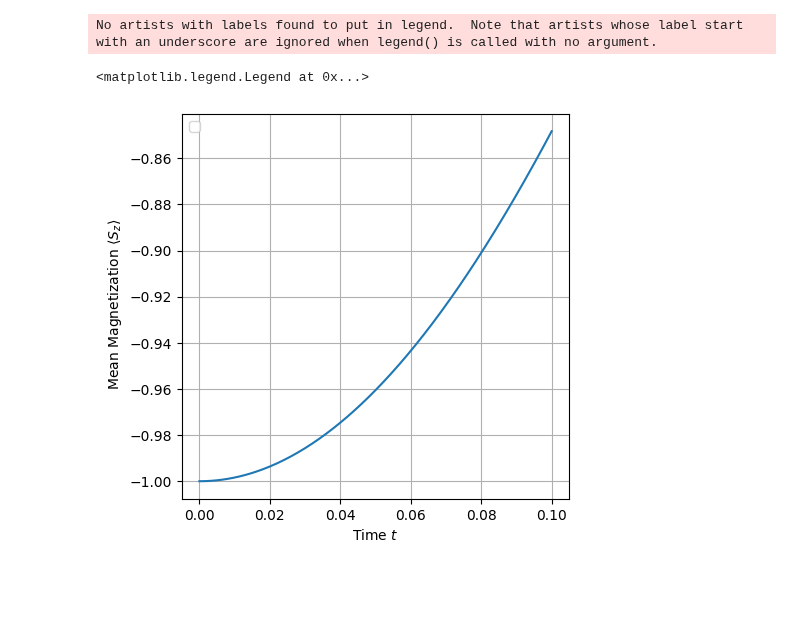
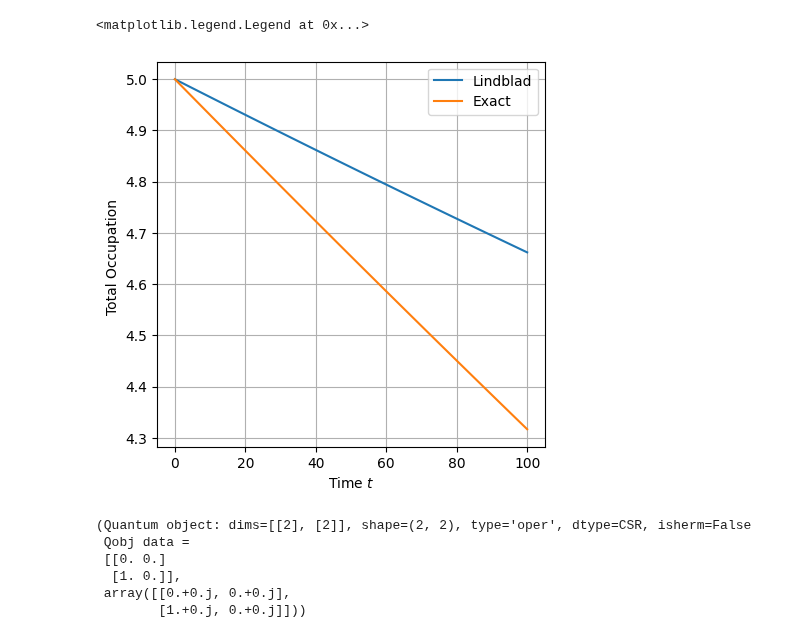
Before and after one commit to Drachier/PyTreeNet, a Jupyter notebook: 1d.ipynb, the cells around one changed output. Drawn from its saved outputs; the diff is of its cells as text; code cells hidden in the pictures; blank space fills up the shorter version.

```diff
--- a/1d.ipynb
+++ b/1d.ipynb
@@ -227,14 +228,15 @@ X , Y , Z = ptn.pauli_matrices()
 
 Lx =  1
 Ly  = 5
-J_x = 2
-J_y = 0
-J_z = 1
-h_z = 1
-gamma = 0.01
+J_x = 0.1
+J_y = 0.3
+J_z = 0.5
+h_z = 0
+gamma = 0.7
 L = (X - 1j * Y) / 2
 
-time_step_size = 2 *1e-5 / 0.1
+ket , bra = ptn.devectorize_pho_1d(ttn , connections, 5)
+
 
 # TTNO : Hamiltonian acting on in_legs
 H1 = Anisotropic_Heisenberg_ham(J_x, J_y, J_z, h_z, Lx, Ly)
@@ -247,10 +249,8 @@ H1 = H1.pad_with_identities(ttn , symbolic= True)
 L_fancy = ptn.TTNO.from_hamiltonian(H1, ttn)
 
 M = Magnetization_op_total(Lx, Ly)
-M = M.pad_with_identities(ttn, symbolic= True)
-M = ptn.TTNO.from_hamiltonian(M, ttn)
+M = M.pad_with_identities(ket, symbolic= True)
+M = ptn.TTNO.from_hamiltonian(M, ket)
 
 # ttn = ptn.normalize_ttn_Lindblad_4(ttn , 'Node(2,3)')
 I = ptn.TTNO.Identity(ttn)
-print(ttn.operator_expectation_value(I))
-print(ttn.operator_expectation_value(M) / ttn.operator_expectation_value(I))
@@ -260,11 +258,15 @@ KeyError: 'I11'
 #vectorized_pho = ptn.normalize_ttn_Lindblad_XX(ttn, "Site(0,0)","Node(0,0)")
 tdvp_Lindblad = ptn.SecondOrderOneSiteTDVP(initial_state = ttn,
                                             hamiltonian = L_fancy,
-                                            time_step_size = time_step_size,
+                                            time_step_size = 0.001,
                                             final_time = 0.1,
                                             operators = M,
-                                            connections = None)
+                                            connections = [
+                                                        ((0, 0), (0, 1), 1, 0),
+                                                        ((0, 1), (0, 2), 1, 0),
+                                                        ((0, 2), (0, 3), 1, 0),
+                                                        ((0, 3), (0, 4), 1, 0)])
 # %%
-tdvp_Lindblad.run_Lindblad(evaluation_time=2)
+tdvp_Lindblad.run_Lindblad(evaluation_time=1)
 times = tdvp_Lindblad.times()
 # %% [output]
@@ -296,24 +377,25 @@ times = tdvp_Lindblad.times()
 # %%
 import matplotlib.pyplot as plt
 
 fig1, axs1 = plt.subplots(1, 1, sharex=True, figsize=(5, 5))
 
+axs1.plot( tdvp_Lindblad.operator_results()[0] , label="Lindblad")
 
-
-# Plot imaginary parts
-axs1.plot(times ,tdvp_Lindblad.operator_results()[0])
-
-
-
-
-# axs1.plot(results_N_ttn, label="N_ttn")
-# axs1.plot(results_N_t3n, label="N_t3n")
+axs1.plot( magnetization_z , label="Exact")
 
 axs1.set_xlabel("Time $t$")
-axs1.set_ylabel(" Mean Magnetization $\\langle S_z \\rangle$")
+axs1.set_ylabel("Total Occupation ")
 axs1.grid(True)
 axs1.legend()
 # %% [output]
-No artists with labels found to put in legend.  Note that artists whose label start with an underscore are ignored when legend() is called with no argument.
+<matplotlib.legend.Legend at 0x...>
-<matplotlib.legend.Legend at 0x...>
-[figure, old version]
+[figure, new version]
+# %%
+sigmam() , L
+# %% [output]
+(Quantum object: dims=[[2], [2]], shape=(2, 2), type='oper', dtype=CSR, isherm=False
+ Qobj data =
+ [[0. 0.]
+  [1. 0.]],
+ array([[0.+0.j, 0.+0.j],
+        [1.+0.j, 0.+0.j]]))
```
Also changed, not shown: parts of 6 cells of this notebook, 9 other files.
